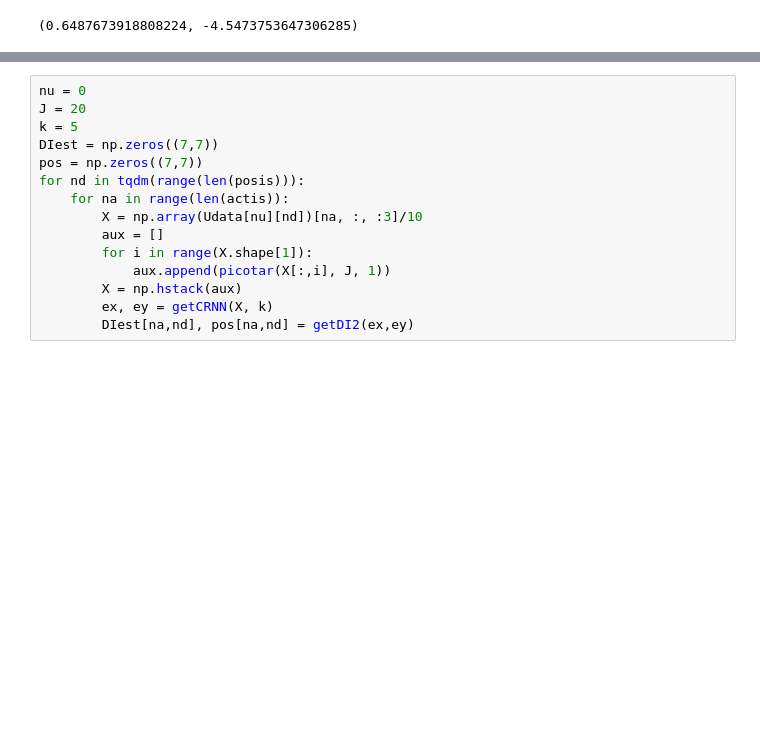
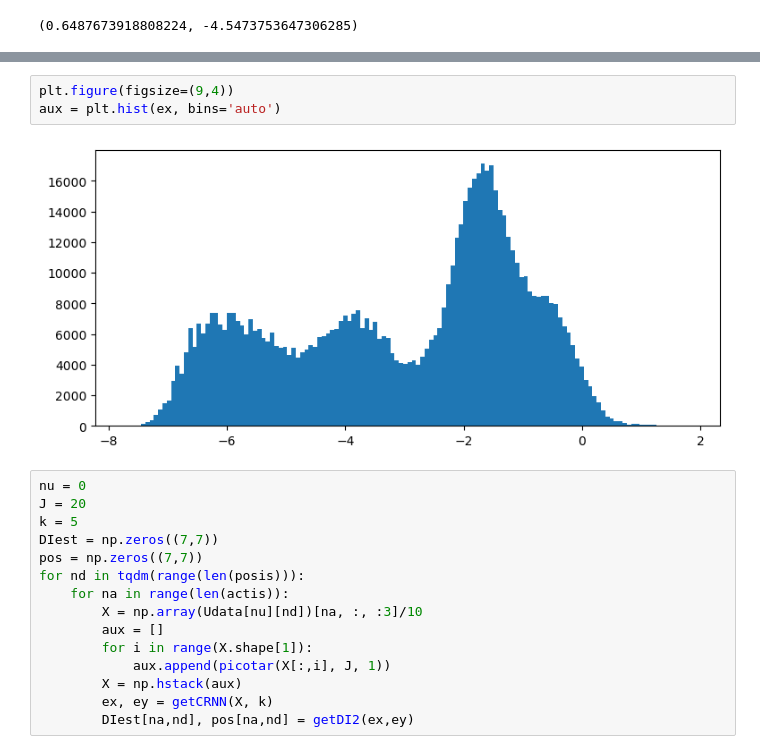
Before and after one commit to damidoriad/preditor-autoencoder, a Jupyter notebook: analise-DI-tempo.ipynb, the cells around one changed output, grey strips where cells are left out. Drawn from its saved outputs; the diff is of its cells as text; blank space fills up the shorter version.

```diff
--- a/analise-DI-tempo.ipynb
+++ b/analise-DI-tempo.ipynb
@@ -486,3 +509,8 @@ getDI2(ex,ey, printFLag=True, resaFlag=True)
+# %%
+plt.figure(figsize=(9,4))
+aux = plt.hist(ex, bins='auto')
+# %% [output]
+[figure, added]
 # %%
 nu = 0
 J = 20
```
Also changed, not shown: parts of 5 cells of this notebook.
